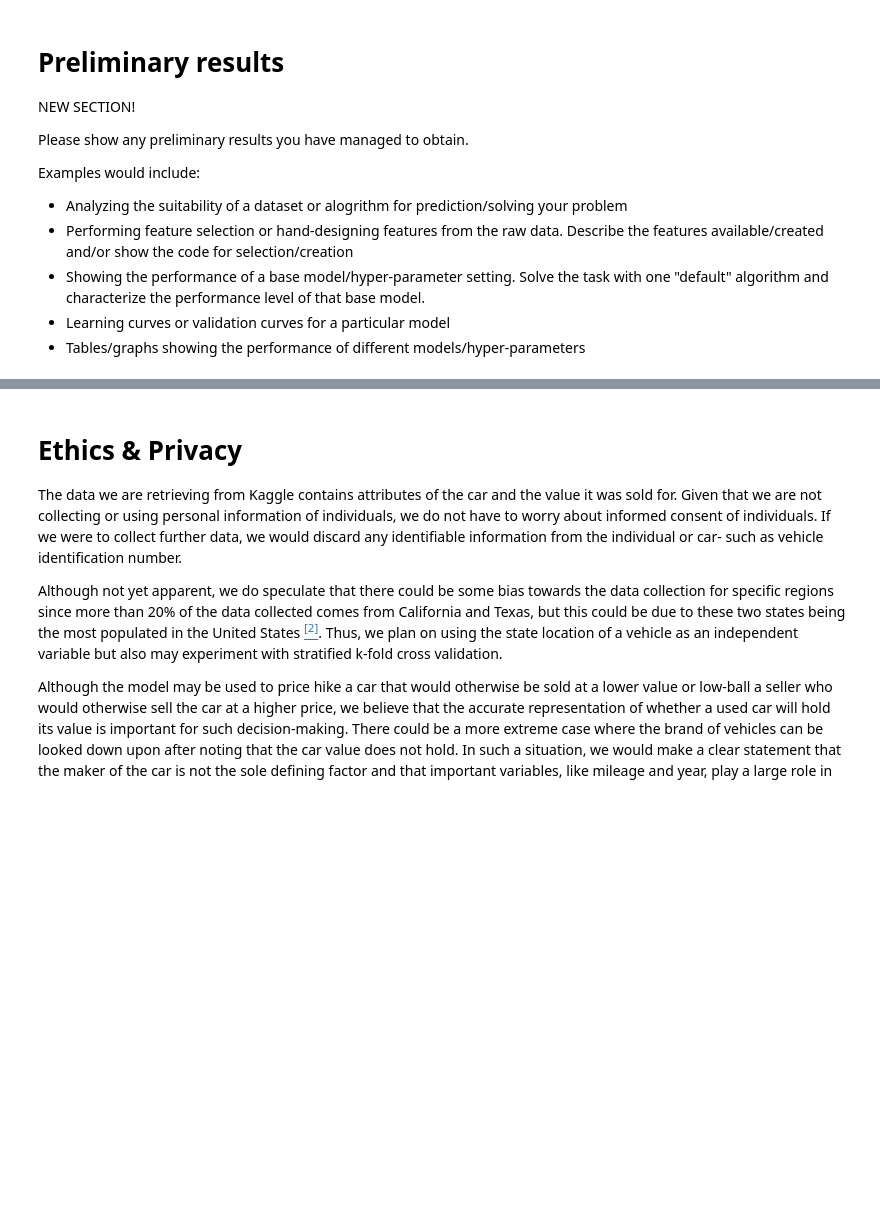
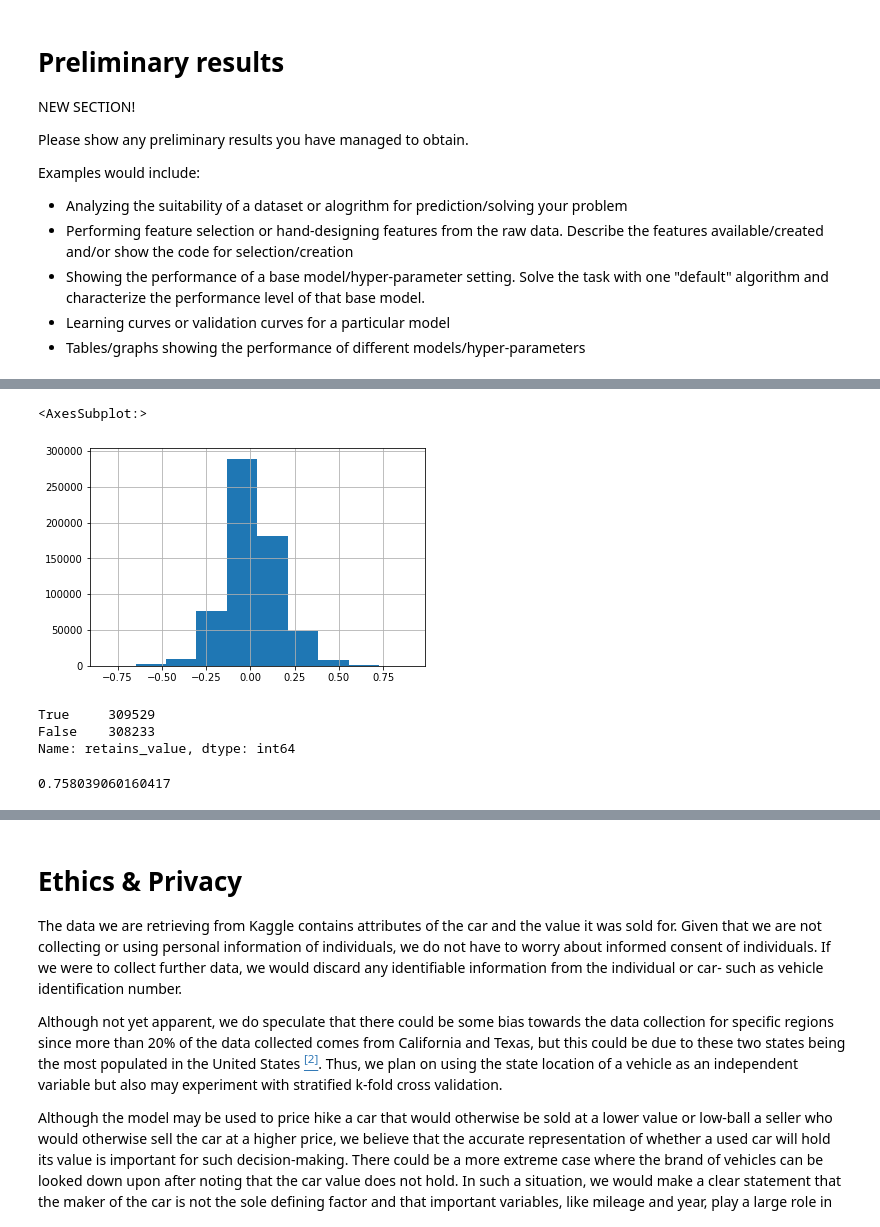
Before and after one commit to COGS118A/Group054-Sp22, a Jupyter notebook: Checkpoint_group054.ipynb, the cells around one changed output, grey strips where cells are left out. Saved outputs shown, nothing was run; the diff lists cells and outputs as text; code cells hidden in the pictures; blank space fills up the shorter version.

```diff
--- a/Checkpoint_group054.ipynb
+++ b/Checkpoint_group054.ipynb
@@ -89,3 +89,22 @@ Examples would include:
 - Showing the performance of a base model/hyper-parameter setting.  Solve the task with one "default" algorithm and characterize the performance level of that base model.
 - Learning curves or validation curves for a particular model
 - Tables/graphs showing the performance of different models/hyper-parameters
+# %%
+# install reqs
+%pip install --quiet -r requirements.txt
+
+from data_cleaning import clean_dataframe, append_msrp, append_retains_value, get_expected_value
+import pandas as pd
+import numpy as np
+import matplotlib.pyplot as plt
+
+# Cleaning takes ~20mins, so we try to avoid repeating it
+try:
+    df = pd.read_csv("true_car_cleaned.csv", index_col=0)
+except FileNotFoundError:
+    # source: https://www.kaggle.com/datasets/harikrishnareddyb/used-car-price-predictions
+    df = pd.read_csv("true_car_listings.csv")
+    df = clean_dataframe(df)
+    df = append_msrp(df)
+    df = append_retains_value(df)
+    df = df.dropna()
@@ -91,0 +131,50 @@ Examples would include:
+# %%
+# Distribution of price differences
+df.apply(lambda x: (x['Price'] - x['expected_value']) / (x['Price'] + x['expected_value']), axis=1).hist()
+# %% [output]
+<AxesSubplot:>
+[figure, added]
+# %%
+# we should drop `Price`, since our model should neither know it nor predict it
+df = df[['Year', 'Mileage', 'Make', 'Model', 'MSRP', 'retains_value']]
+df['retains_value'].value_counts()
+# %% [output]
+True     309529
+False    308233
+Name: retains_value, dtype: int64
+# %%
+from sklearn.model_selection import train_test_split
+from sklearn.pipeline import Pipeline
+from sklearn.svm import SVC, LinearSVC
+from sklearn.preprocessing import StandardScaler, OneHotEncoder
+from sklearn.compose import ColumnTransformer
+from sklearn import tree
+
+
+X = df.drop('retains_value', axis=1)
+y = df['retains_value']
+
+numeric_features = ['Year', 'Mileage', 'MSRP']
+numeric_transformer = Pipeline(steps=[("scaler", StandardScaler())])
+
+categorical_features = ['Make', 'Model']
+categorical_transformer = OneHotEncoder(handle_unknown='ignore')
+
+preprocessor = ColumnTransformer(
+    transformers=[
+        ("num", numeric_transformer, numeric_features),
+        ("cat", categorical_transformer, categorical_features)
+])
+# classifier = LinearSVC(verbose=1, dual=False)
+# classifier = SVC(verbose=1, kernel='linear')
+
+classifier = tree.DecisionTreeClassifier(min_impurity_decrease=0.0002)
+
+clf = Pipeline(steps=[("preprocessor", preprocessor), ("classifier", classifier)])
+
+X_train, X_test, y_train, y_test = train_test_split(X, y, test_size=0.2, random_state=42, stratify=y)
+clf.fit(X_train, y_train)
+score = clf.score(X_test, y_test)
+print(score)
+# %% [output]
+0.758039060160417
```
Also changed, not shown: parts of 7 cells of this notebook, 3 other files.
